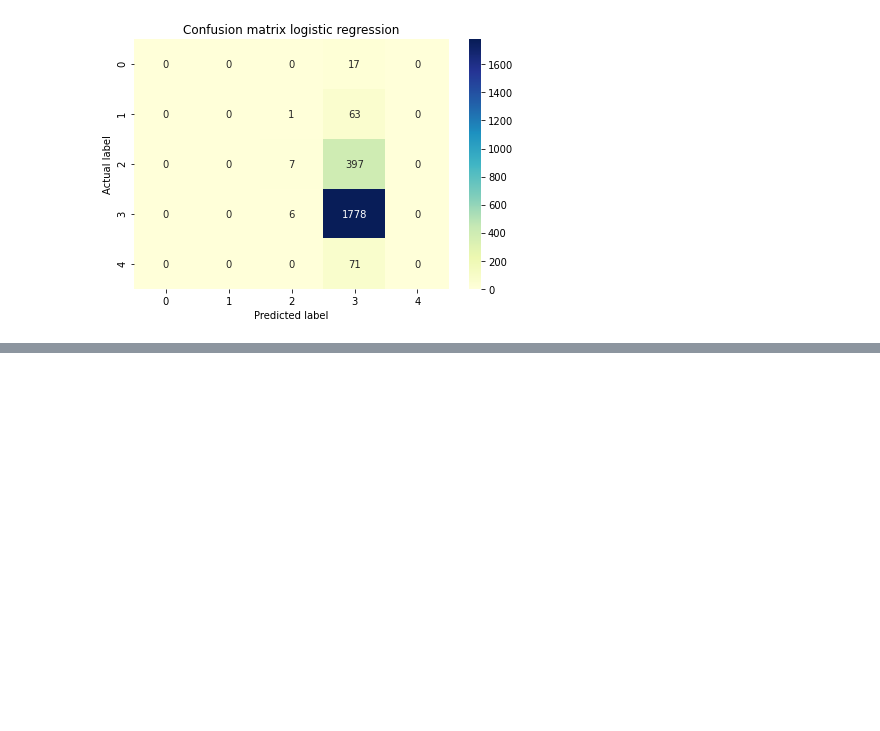
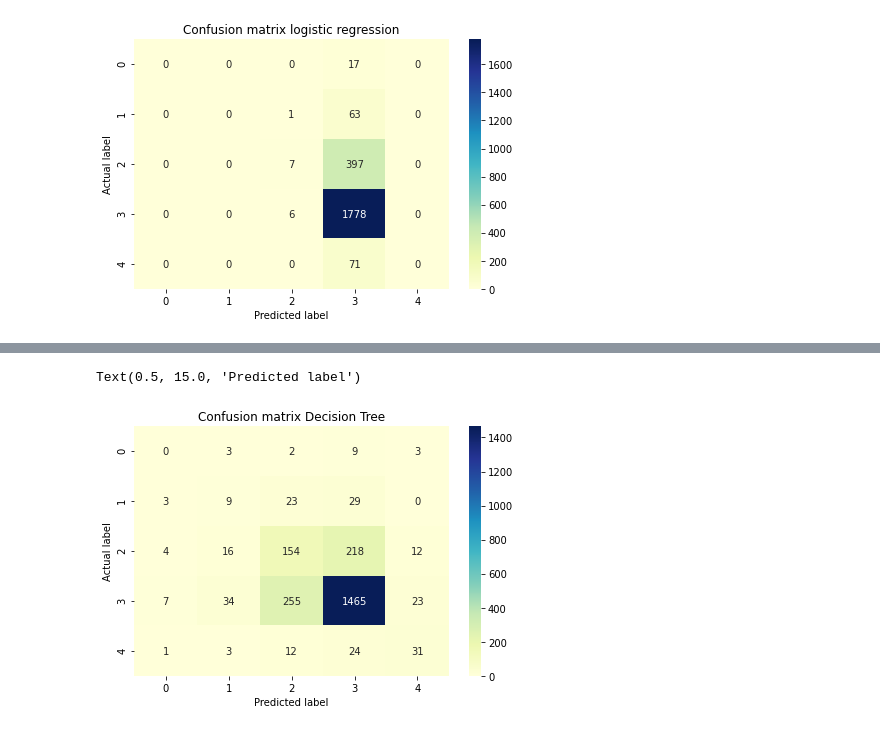
Before and after one commit to PrathnaPel/GooglePlayStoreML, a Jupyter notebook: GooglePlay Performance and Evaluation.ipynb, the cells around one changed output, grey strips where cells are left out. Drawn from its saved outputs; the diff is of its cells as text; code cells hidden in the pictures; blank space fills up the shorter version.

```diff
--- a/GooglePlay Performance and Evaluation.ipynb
+++ b/GooglePlay Performance and Evaluation.ipynb
@@ -51,3 +56,10 @@ y_pred_log=lreg.predict(X_test)
+# %%
+from sklearn import tree
+clf_decision = tree.DecisionTreeClassifier()
+
+clf_decision.fit(X_train, y_train)
+
+y_pred_dec = clf_decision.predict(X_test)
 # %% [markdown]
 ## Accuracy
 # %%
@@ -75,0 +103,11 @@ Text(0.5, 15.0, 'Predicted label')
+# %%
+cnf_matrixdec = confusion_matrix(y_test, y_pred_dec)
+
+sns.heatmap(cnf_matrixdec, annot=True, cmap="YlGnBu" ,fmt='d')
+plt.tight_layout()
+plt.title('Confusion matrix Decision Tree')
+plt.ylabel('Actual label')
+plt.xlabel('Predicted label')
+# %% [output]
+Text(0.5, 15.0, 'Predicted label')
+[figure, added]
```
Also changed, not shown: parts of 3 cells of this notebook.
